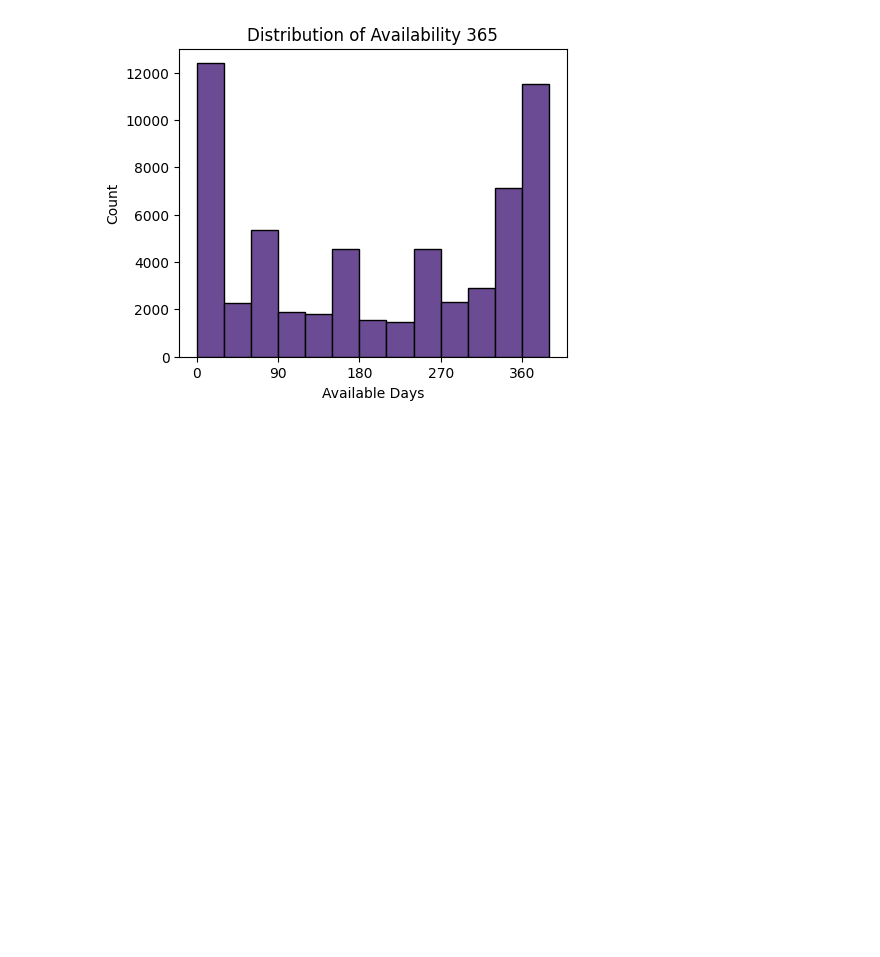
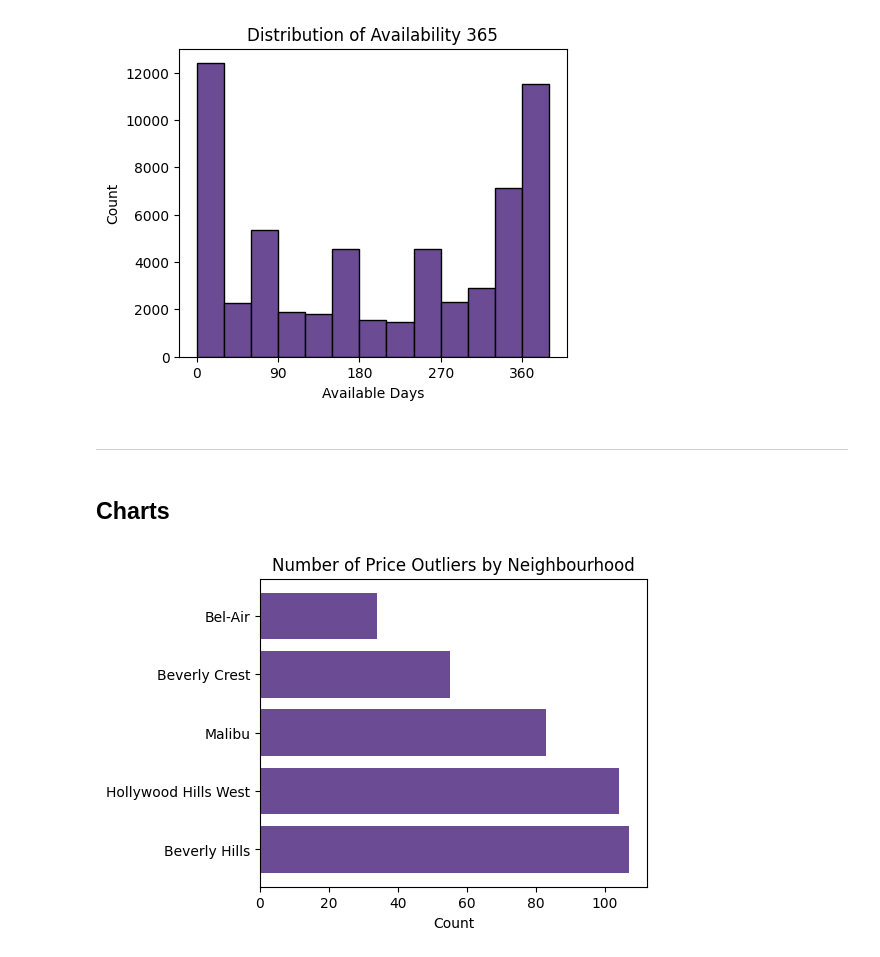
Before and after one commit to SameeckBhatia/Airbnb-ML-Economist, a Jupyter notebook: la_airbnb.ipynb, the cells around one changed output. Cells and saved outputs as stored; diff of their text form; code cells hidden in the pictures; blank space fills up the shorter version.

Commit message:
Plotting charts for further analysis

```diff
--- a/la_airbnb.ipynb
+++ b/la_airbnb.ipynb
@@ -178,3 +178,25 @@ ax.set_ylabel("Count")
 plt.show()
 # %% [output]
 [figure]
+# %% [markdown]
+---
+# %% [markdown]
+## Charts
+# %%
+cols = ["neighbourhood", "price"]
+p_outliers = outliers(df, "price", False)[cols].groupby("neighbourhood").count()
+p_outliers = p_outliers.sort_values("price",
+                                    ascending=False).head().reset_index()
+
+# Plotting
+fig, ax = plt.subplots(figsize=(5, 4))
+ax.barh(p_outliers["neighbourhood"], p_outliers["price"],
+        color=fill)
+
+# Formatting
+ax.set_title("Number of Price Outliers by Neighbourhood")
+ax.set_xlabel("Count")
+
+plt.show()
+# %% [output]
+[figure, added]
```
Also changed, not shown: parts of 3 cells of this notebook.
